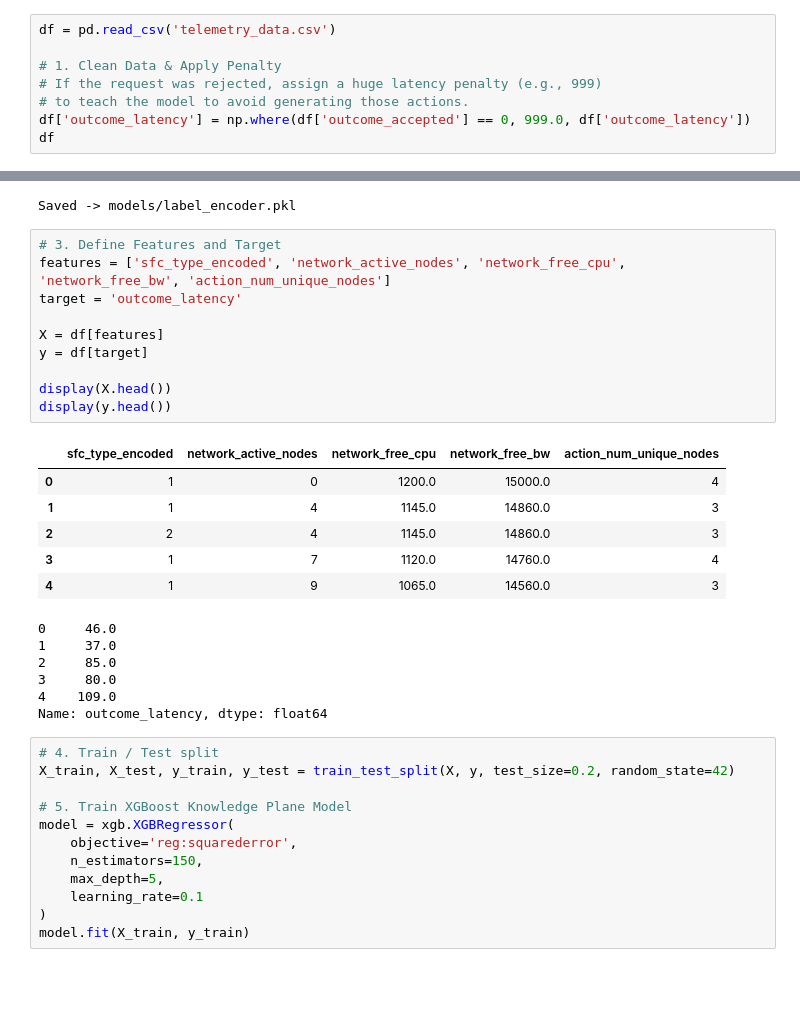
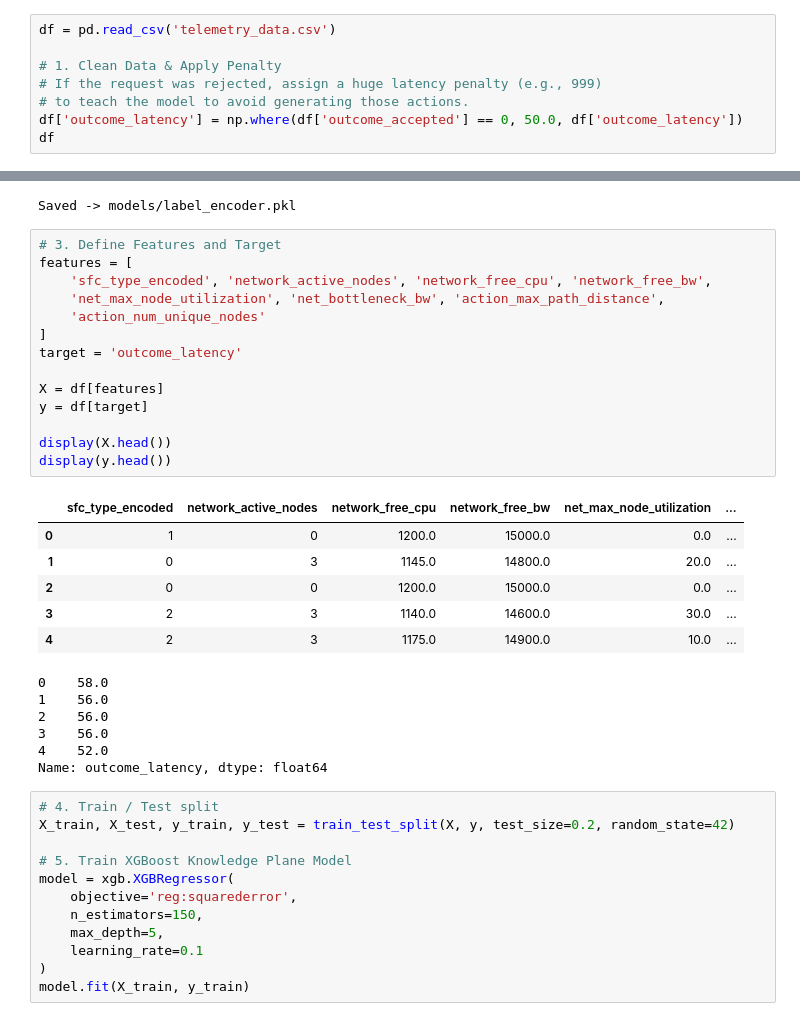
Before and after one commit to kalembasi/traffic-aware-vnf-placement-KDN, a Jupyter notebook: notebooks/train_xgboost.ipynb, the cells around one changed output, grey strips where cells are left out. Cells and saved outputs as stored; diff of their text form; blank space fills up the shorter version.

```diff
--- a/notebooks/train_xgboost.ipynb
+++ b/notebooks/train_xgboost.ipynb
@@ -19,6 +19,6 @@ df = pd.read_csv('telemetry_data.csv')
 # 1. Clean Data & Apply Penalty
 # If the request was rejected, assign a huge latency penalty (e.g., 999)
 # to teach the model to avoid generating those actions.
-df['outcome_latency'] = np.where(df['outcome_accepted'] == 0, 999.0, df['outcome_latency'])
+df['outcome_latency'] = np.where(df['outcome_accepted'] == 0, 50.0, df['outcome_latency'])
 df
 # %% [output]
@@ -50,26 +50,30 @@ print("Saved -> models/label_encoder.pkl")
 Saved -> models/label_encoder.pkl
 # %%
 # 3. Define Features and Target
-features = ['sfc_type_encoded', 'network_active_nodes', 'network_free_cpu', 'network_free_bw', 'action_num_unique_nodes']
+features = [
+    'sfc_type_encoded', 'network_active_nodes', 'network_free_cpu', 'network_free_bw',
+    'net_max_node_utilization', 'net_bottleneck_bw', 'action_max_path_distance',
+    'action_num_unique_nodes'
+]
 target = 'outcome_latency'
 
 X = df[features]
 y = df[target]
 
 display(X.head())
 display(y.head())
 # %% [output]
-|  | sfc_type_encoded | network_active_nodes | network_free_cpu | network_free_bw | action_num_unique_nodes |
-| 0 | 1 | 0 | 1200.0 | 15000.0 | 4 |
-| 1 | 1 | 4 | 1145.0 | 14860.0 | 3 |
-| 2 | 2 | 4 | 1145.0 | 14860.0 | 3 |
-| 3 | 1 | 7 | 1120.0 | 14760.0 | 4 |
-| 4 | 1 | 9 | 1065.0 | 14560.0 | 3 |
+|  | sfc_type_encoded | network_active_nodes | network_free_cpu | network_free_bw | net_max_node_utilization | ... |
+| 0 | 1 | 0 | 1200.0 | 15000.0 | 0.0 | ... |
+| 1 | 0 | 3 | 1145.0 | 14800.0 | 20.0 | ... |
+| 2 | 0 | 0 | 1200.0 | 15000.0 | 0.0 | ... |
+| 3 | 2 | 3 | 1140.0 | 14600.0 | 30.0 | ... |
+| 4 | 2 | 3 | 1175.0 | 14900.0 | 10.0 | ... |
-0     46.0
-1     37.0
-2     85.0
-3     80.0
-4    109.0
+0    58.0
+1    56.0
+2    56.0
+3    56.0
+4    52.0
 Name: outcome_latency, dtype: float64
 # %%
 # 4. Train / Test split
```
Also changed, not shown: parts of 4 cells of this notebook, 4 other files.
